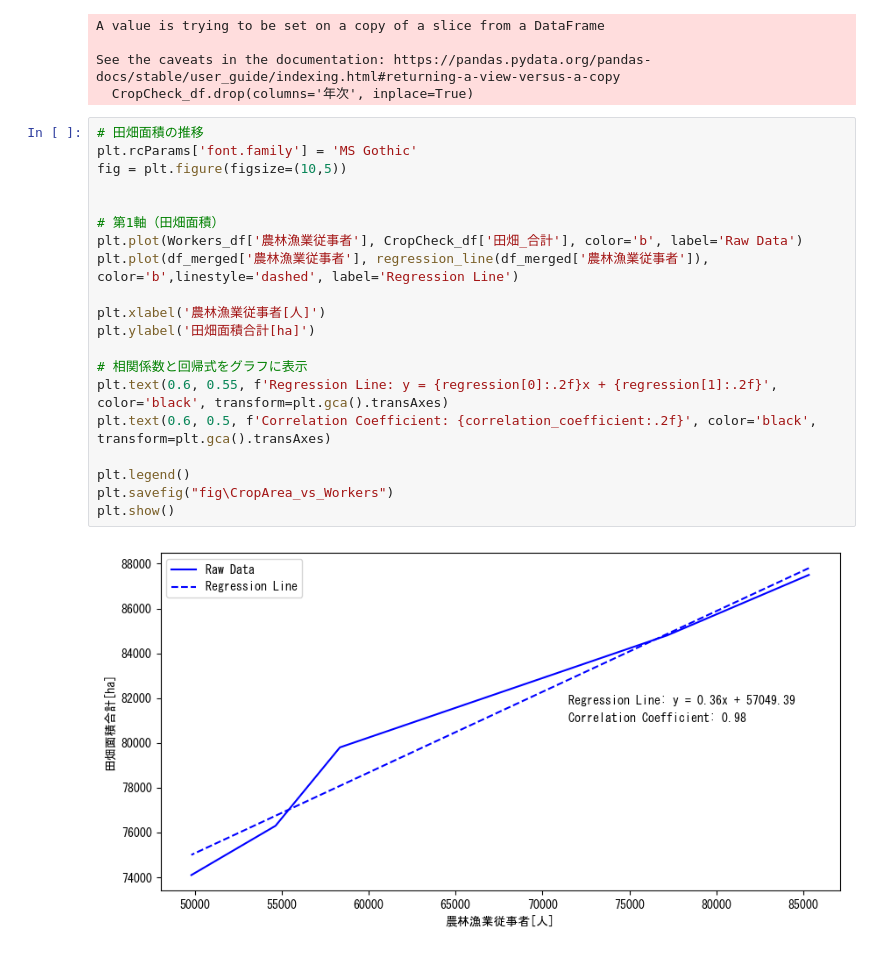
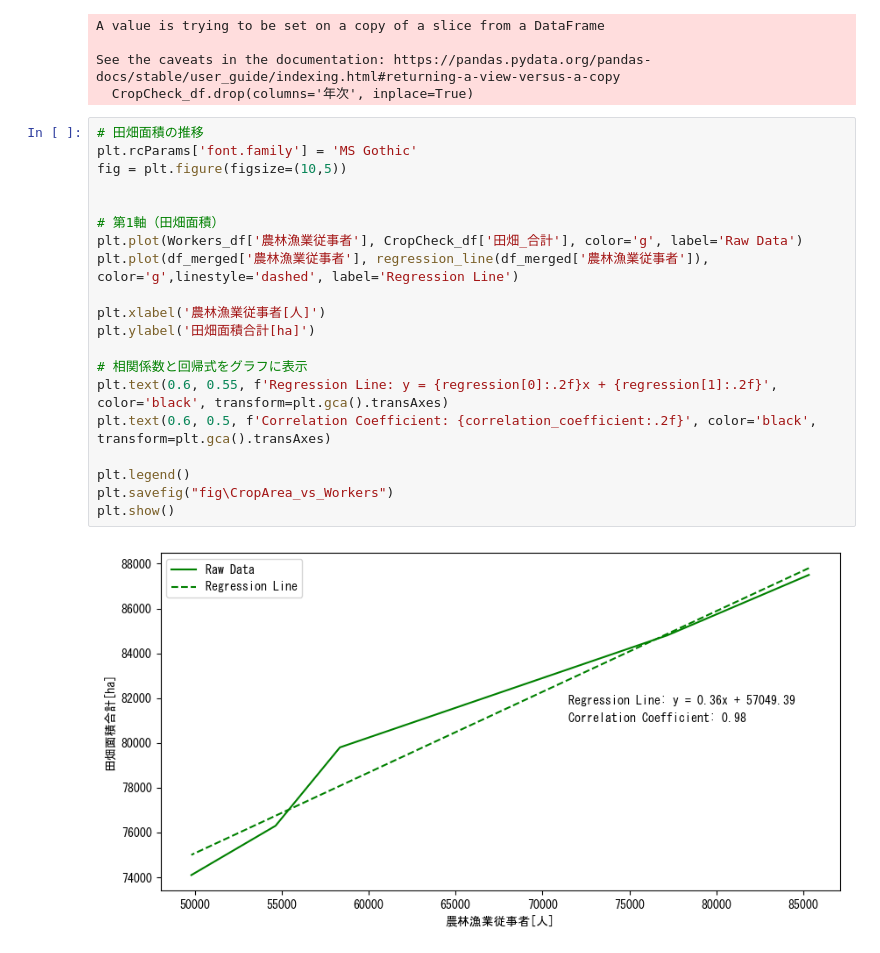
Before and after one commit to minion0101/DataScience_FEA, a Jupyter notebook: CropArea.ipynb, the cells around one changed output. Cells and saved outputs as stored; diff of their text form.

```diff
--- a/main.ipynb
+++ b/CropArea.ipynb
@@ -308,22 +307,22 @@ See the caveats in the documentation: https://pandas.pydata.org/pandas-docs/stab
 # %%
 # 田畑面積の推移
 plt.rcParams['font.family'] = 'MS Gothic'
 fig = plt.figure(figsize=(10,5))
 
 
 # 第1軸（田畑面積）
-plt.plot(Workers_df['農林漁業従事者'], CropCheck_df['田畑_合計'], color='b', label='Raw Data')
-plt.plot(df_merged['農林漁業従事者'], regression_line(df_merged['農林漁業従事者']), color='b',linestyle='dashed', label='Regression Line')
+plt.plot(Workers_df['農林漁業従事者'], CropCheck_df['田畑_合計'], color='g', label='Raw Data')
+plt.plot(df_merged['農林漁業従事者'], regression_line(df_merged['農林漁業従事者']), color='g',linestyle='dashed', label='Regression Line')
 
 plt.xlabel('農林漁業従事者[人]')
 plt.ylabel('田畑面積合計[ha]')
 
 # 相関係数と回帰式をグラフに表示
 plt.text(0.6, 0.55, f'Regression Line: y = {regression[0]:.2f}x + {regression[1]:.2f}', color='black', transform=plt.gca().transAxes)
 plt.text(0.6, 0.5, f'Correlation Coefficient: {correlation_coefficient:.2f}', color='black', transform=plt.gca().transAxes)
 
 plt.legend()
 plt.savefig("fig\CropArea_vs_Workers")
 plt.show()
 # %% [output]
-[figure, old version]
+[figure, new version]
```
Also changed, not shown: parts of 1 cell of this notebook, 10 other files.
